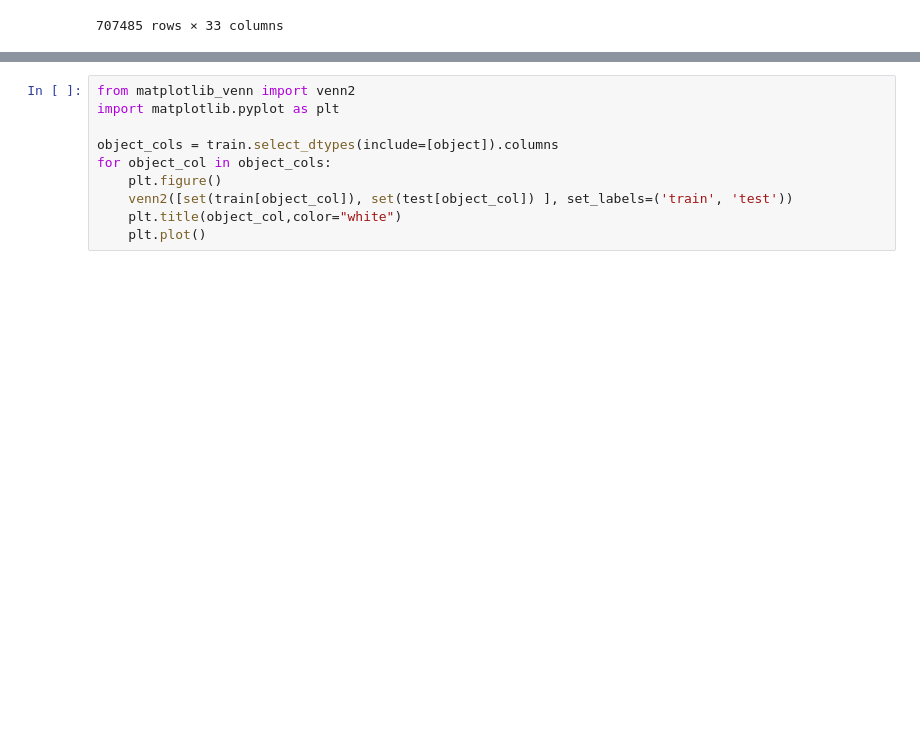
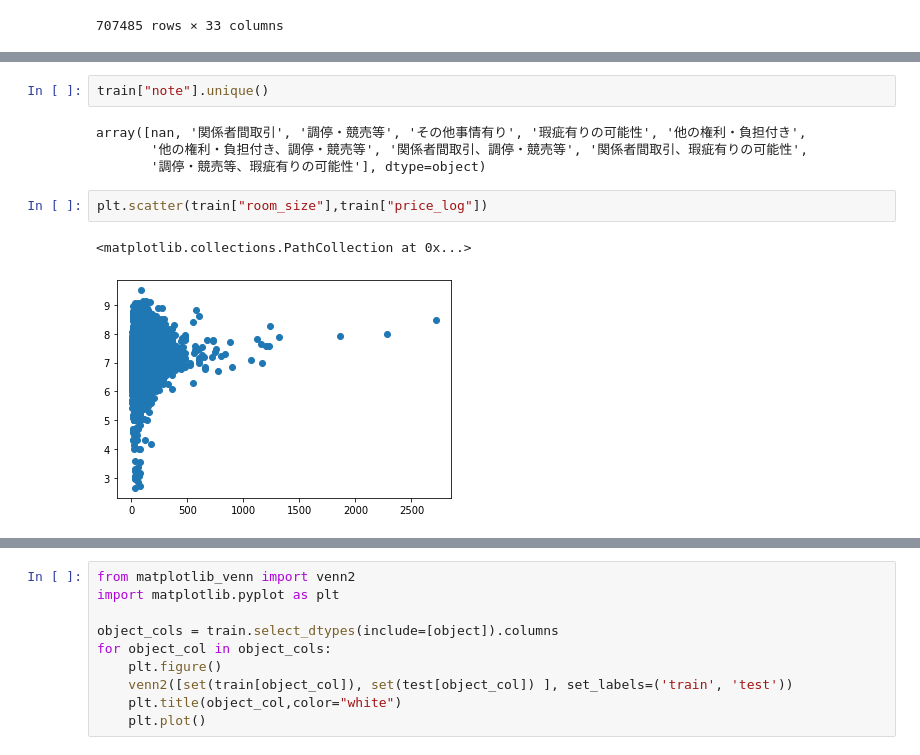
Before and after one commit to habroptilus/ds-monorepo, a Jupyter notebook: projects/house_price/eda.ipynb, the cells around one changed output, grey strips where cells are left out. Drawn from its saved outputs; the diff is of its cells as text; blank space fills up the shorter version.

```diff
--- a/projects/house_price/eda.ipynb
+++ b/projects/house_price/eda.ipynb
@@ -20,0 +33,11 @@ train
+# %%
+train["note"].unique()
+# %% [output]
+array([nan, '関係者間取引', '調停・競売等', 'その他事情有り', '瑕疵有りの可能性', '他の権利・負担付き',
+       '他の権利・負担付き、調停・競売等', '関係者間取引、調停・競売等', '関係者間取引、瑕疵有りの可能性',
+       '調停・競売等、瑕疵有りの可能性'], dtype=object)
+# %%
+plt.scatter(train["room_size"],train["price_log"])
+# %% [output]
+<matplotlib.collections.PathCollection at 0x...>
+[figure, added]
```
Also changed, not shown: parts of 5 cells of this notebook, 3 other files.
